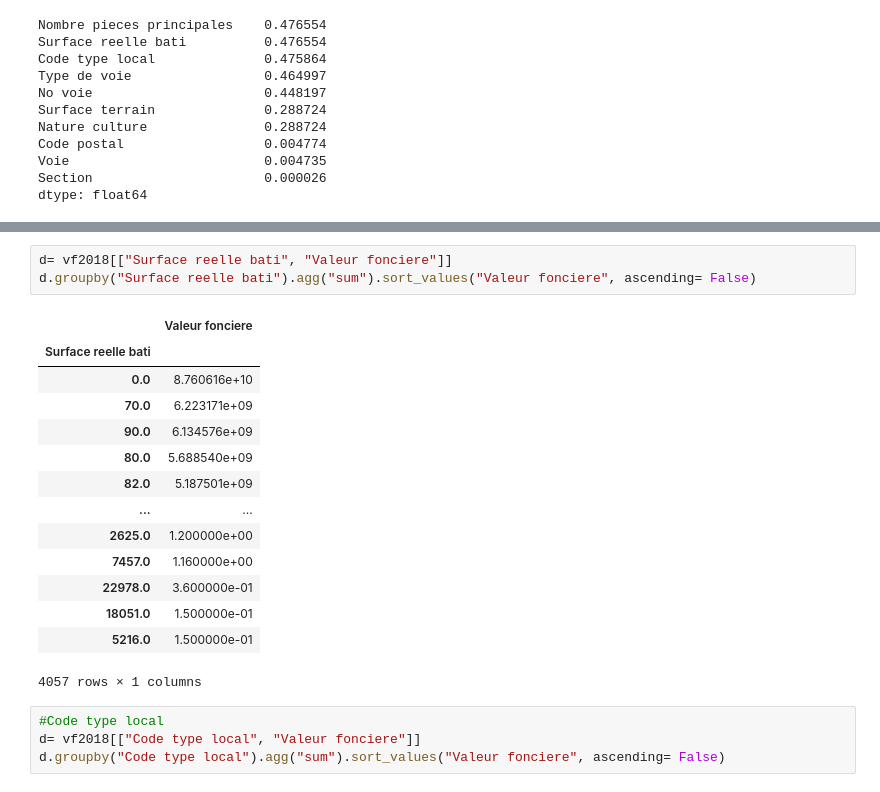
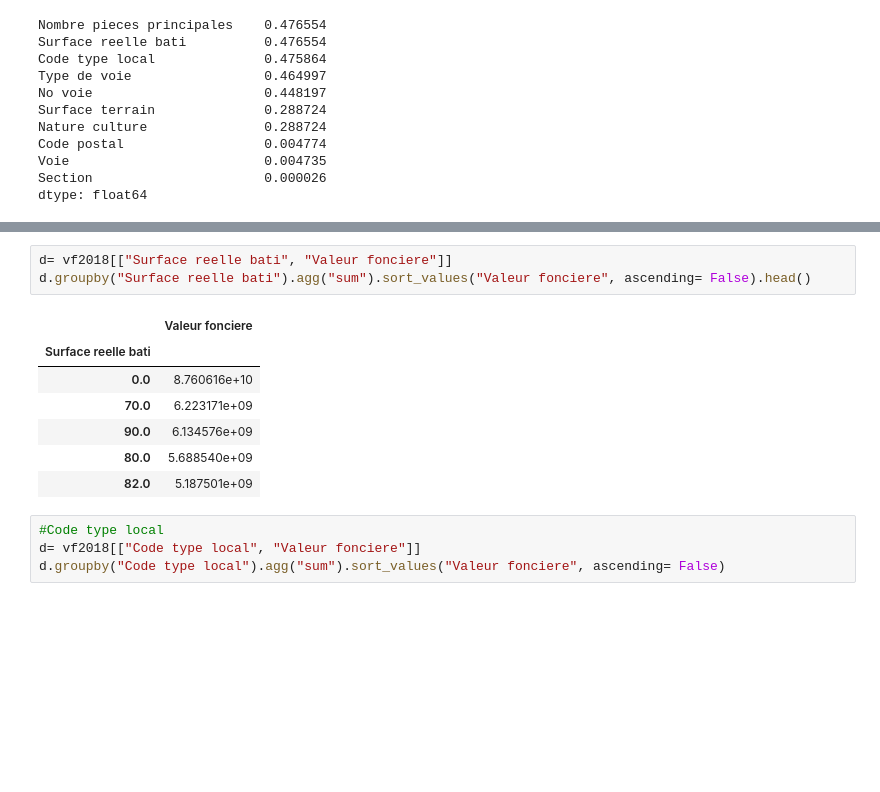
Before and after one commit to Naghan1132/Property_price_prediction, a Jupyter notebook: script.ipynb, the cells around one changed output, grey strips where cells are left out. Saved outputs shown, nothing was run; the diff lists cells and outputs as text; blank space fills up the shorter version.

```diff
--- a/script.ipynb
+++ b/script.ipynb
@@ -254,21 +213,14 @@ d.groupby("Nombre pieces principales").agg("sum")
 # %%
 d= vf2018[["Surface reelle bati", "Valeur fonciere"]]
-d.groupby("Surface reelle bati").agg("sum").sort_values("Valeur fonciere", ascending= False)
+d.groupby("Surface reelle bati").agg("sum").sort_values("Valeur fonciere", ascending= False).head()
 # %% [output]
 |  | Valeur fonciere |
 | Surface reelle bati |  |
 | 0.0 | 8.760616e+10 |
 | 70.0 | 6.223171e+09 |
 | 90.0 | 6.134576e+09 |
 | 80.0 | 5.688540e+09 |
 | 82.0 | 5.187501e+09 |
-| ... | ... |
-| 2625.0 | 1.200000e+00 |
-| 7457.0 | 1.160000e+00 |
-| 22978.0 | 3.600000e-01 |
-| 18051.0 | 1.500000e-01 |
-| 5216.0 | 1.500000e-01 |
-4057 rows × 1 columns
 # %%
 #Code type local
 d= vf2018[["Code type local", "Valeur fonciere"]]
```
Also changed, not shown: parts of 36 cells of this notebook, 1 other file.
